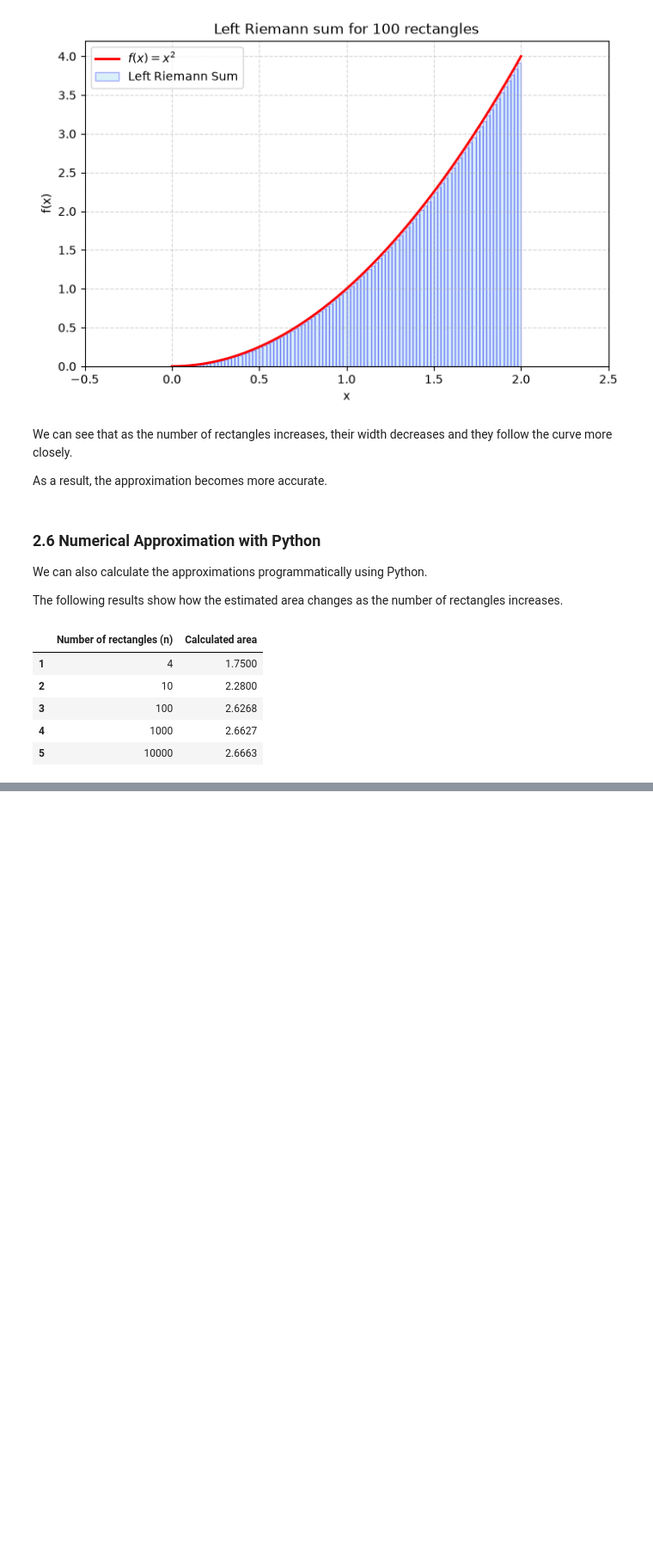
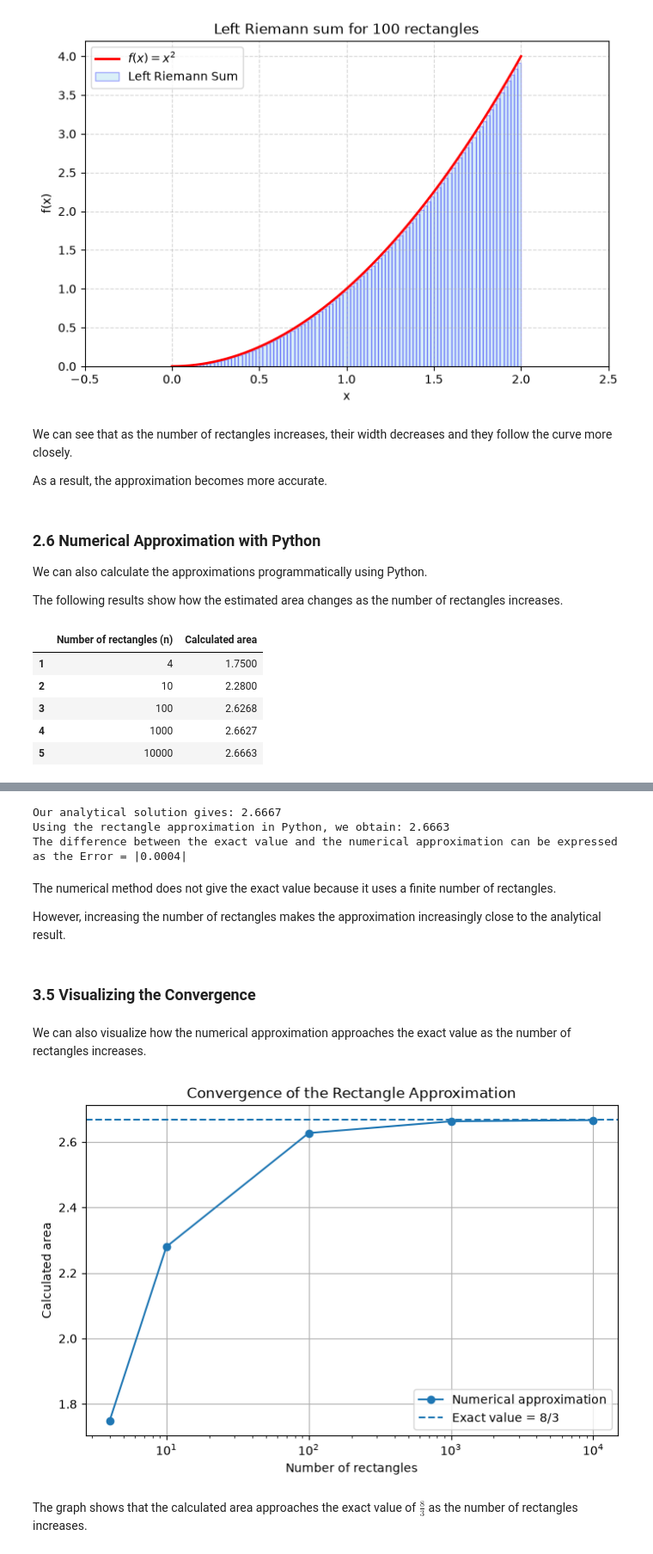
Before and after one commit to Edgybug/integrals-course-project, a Jupyter notebook: course_project.ipynb, the cells around one changed output, grey strips where cells are left out. Shown at 86% size. Cells and saved outputs as stored; diff of their text form; code cells hidden in the pictures; blank space fills up the shorter version.

```diff
--- a/course_project.ipynb
+++ b/course_project.ipynb
@@ -202,11 +202,11 @@ Let's observe what happens when we increase the number of rectangles under the c
 # %%
-def f(x):
+def fx_squared(x):
     return x**2
 
-draw_riemann_rectangles(0, 2, 4, f)
-draw_riemann_rectangles(0, 2, 10, f)
-draw_riemann_rectangles(0, 2, 50, f)
-draw_riemann_rectangles(0, 2, 100, f)
+draw_riemann_rectangles(0, 2, 4, fx_squared)
+draw_riemann_rectangles(0, 2, 10, fx_squared)
+draw_riemann_rectangles(0, 2, 50, fx_squared)
+draw_riemann_rectangles(0, 2, 100, fx_squared)
 # %% [output]
 [figure]
 [figure]
@@ -223,11 +223,11 @@ We can also calculate the approximations programmatically using Python.
 
 The following results show how the estimated area changes as the number of rectangles increases.
 # %%
-result_n_4 = si.integrate(si.function_to_integrate, 0, 2, 4)
-result_n_10 = si.integrate(si.function_to_integrate, 0, 2, 10)
-result_n_100 = si.integrate(si.function_to_integrate, 0, 2, 100)
-result_n_1000 = si.integrate(si.function_to_integrate, 0, 2, 1000)
-result_n_10000 = si.integrate(si.function_to_integrate, 0, 2, 10000)
+result_n_4 = si.integrate(fx_squared, 0, 2, 4)
+result_n_10 = si.integrate(fx_squared, 0, 2, 10)
+result_n_100 = si.integrate(fx_squared, 0, 2, 100)
+result_n_1000 = si.integrate(fx_squared, 0, 2, 1000)
+result_n_10000 = si.integrate(fx_squared, 0, 2, 10000)
 
 data = {
     "Number of rectangles (n)": [4, 10, 100, 1000, 10000],
@@ -283,0 +330,54 @@ $$V\approx\sum f(x_i,y_j)\Delta x\Delta y$$
+# %%
+exact = 8 / 3
+approximation = result_n_10000
+
+error = abs(exact - approximation)
+
+print(f"Our analytical solution gives: {exact:.4f}")
+print(f"Using the rectangle approximation in Python, we obtain: {approximation:.4f}")
+print(f"The difference between the exact value and the numerical approximation can be expressed as the Error = |{error:.4f}|")
+# %% [output]
+Our analytical solution gives: 2.6667
+Using the rectangle approximation in Python, we obtain: 2.6663
+The difference between the exact value and the numerical approximation can be expressed as the Error = |0.0004|
+# %% [markdown]
+The numerical method does not give the exact value because it uses a finite number of rectangles.
+
+However, increasing the number of rectangles makes the approximation increasingly close to the analytical result.
+# %% [markdown]
+### 3.5 Visualizing the Convergence
+# %% [markdown]
+We can also visualize how the numerical approximation approaches the exact value as the number of rectangles increases.
+# %%
+x_values = [4, 10, 100, 1000, 10000] # number of rectangles
+y_values = [
+    result_n_4,
+    result_n_10,
+    result_n_100,
+    result_n_1000,
+    result_n_10000
+] # calculated approximations
+
+plt.figure(figsize=(8, 5))
+
+plt.plot(x_values, y_values, marker="o", label="Numerical approximation")
+
+plt.axhline(
+    8/3,
+    linestyle="--",
+    label="Exact value = 8/3"
+)
+
+plt.xscale("log")
+
+plt.xlabel("Number of rectangles")
+plt.ylabel("Calculated area")
+plt.title("Convergence of the Rectangle Approximation")
+
+plt.grid(True)
+plt.legend()
+plt.show()
+# %% [output]
+[figure, added]
+# %% [markdown]
+The graph shows that the calculated area approaches the exact value of $\frac83$ as the number of rectangles increases.
```
Also changed, not shown: parts of 4 cells of this notebook, 1 other file.
